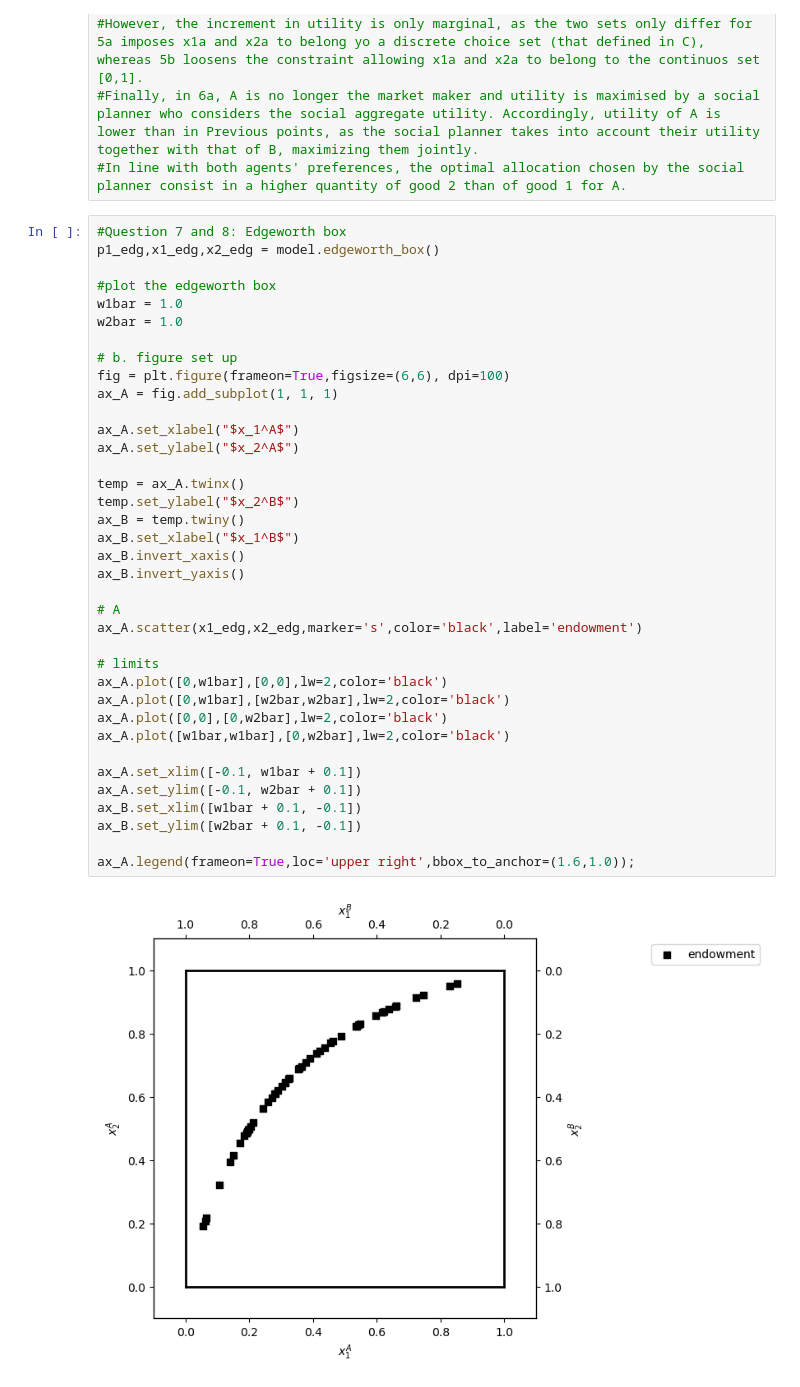
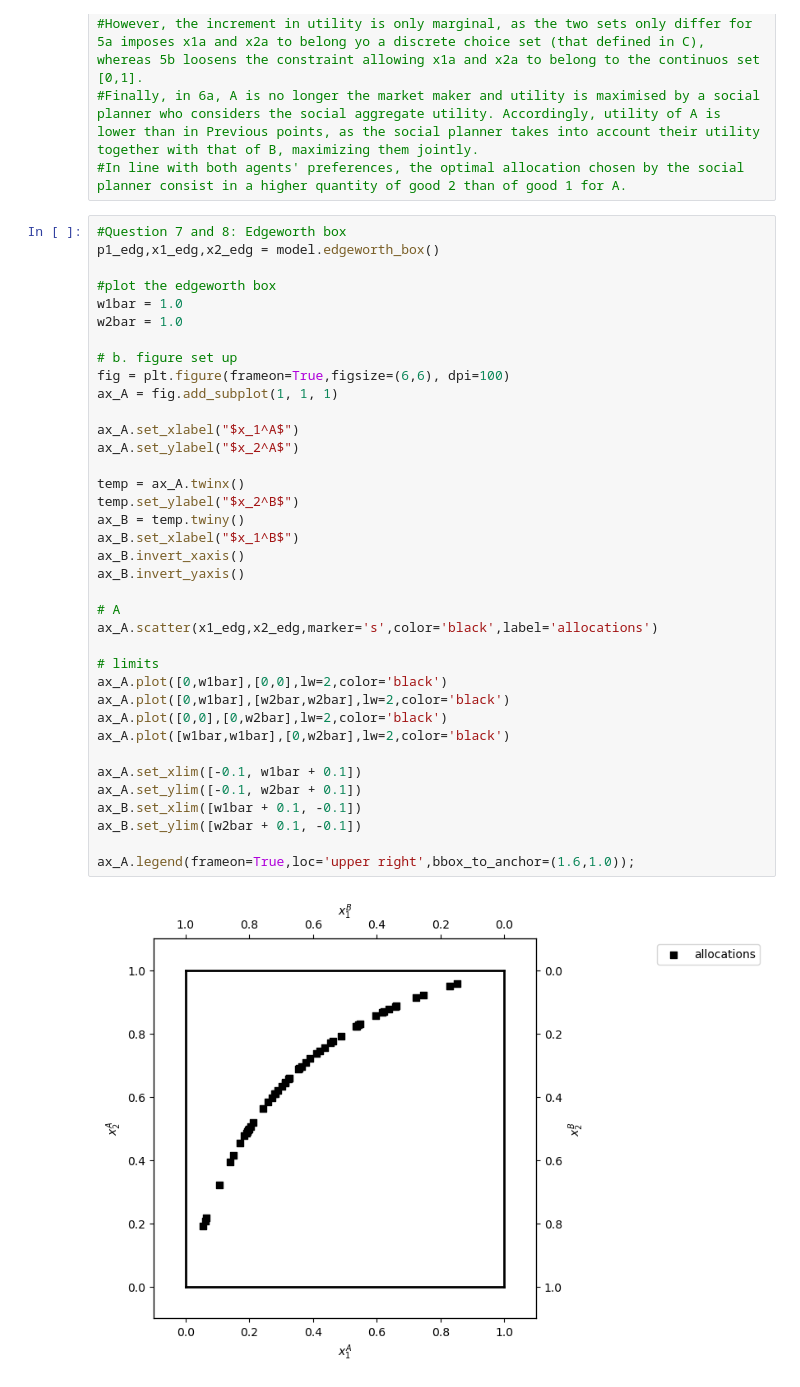
Before and after one commit to NumEconCopenhagen/projects-2024-bolo, a Jupyter notebook: inauguralproject/inauguralproject.ipynb, the cells around one changed output. Cells and saved outputs as stored; diff of their text form.

```diff
--- a/inauguralproject/inauguralproject.ipynb
+++ b/inauguralproject/inauguralproject.ipynb
@@ -155,32 +192,32 @@ w2bar = 1.0
 
 # b. figure set up
 fig = plt.figure(frameon=True,figsize=(6,6), dpi=100)
 ax_A = fig.add_subplot(1, 1, 1)
 
 ax_A.set_xlabel("$x_1^A$")
 ax_A.set_ylabel("$x_2^A$")
 
 temp = ax_A.twinx()
 temp.set_ylabel("$x_2^B$")
 ax_B = temp.twiny()
 ax_B.set_xlabel("$x_1^B$")
 ax_B.invert_xaxis()
 ax_B.invert_yaxis()
 
 # A
-ax_A.scatter(x1_edg,x2_edg,marker='s',color='black',label='endowment')
+ax_A.scatter(x1_edg,x2_edg,marker='s',color='black',label='allocations')
 
 # limits
 ax_A.plot([0,w1bar],[0,0],lw=2,color='black')
 ax_A.plot([0,w1bar],[w2bar,w2bar],lw=2,color='black')
 ax_A.plot([0,0],[0,w2bar],lw=2,color='black')
 ax_A.plot([w1bar,w1bar],[0,w2bar],lw=2,color='black')
 
 ax_A.set_xlim([-0.1, w1bar + 0.1])
 ax_A.set_ylim([-0.1, w2bar + 0.1])
 ax_B.set_xlim([w1bar + 0.1, -0.1])
 ax_B.set_ylim([w2bar + 0.1, -0.1])
 
 ax_A.legend(frameon=True,loc='upper right',bbox_to_anchor=(1.6,1.0));
 # %% [output]
-[figure, old version]
+[figure, new version]
```
Also changed, not shown: parts of 2 cells of this notebook, 2 other files.
